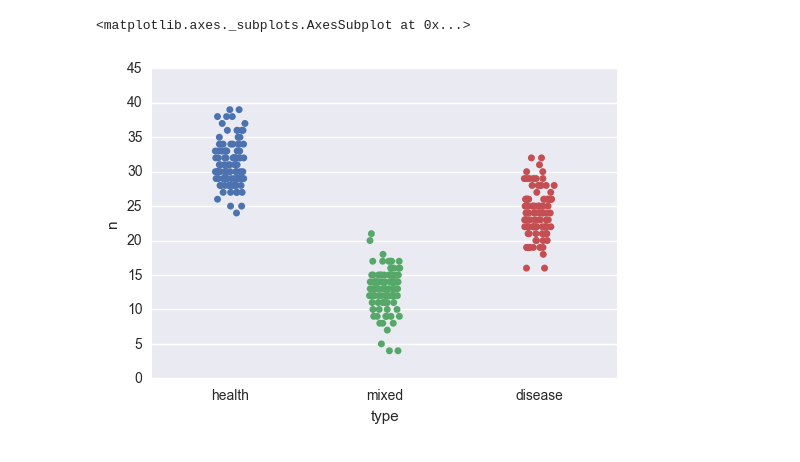
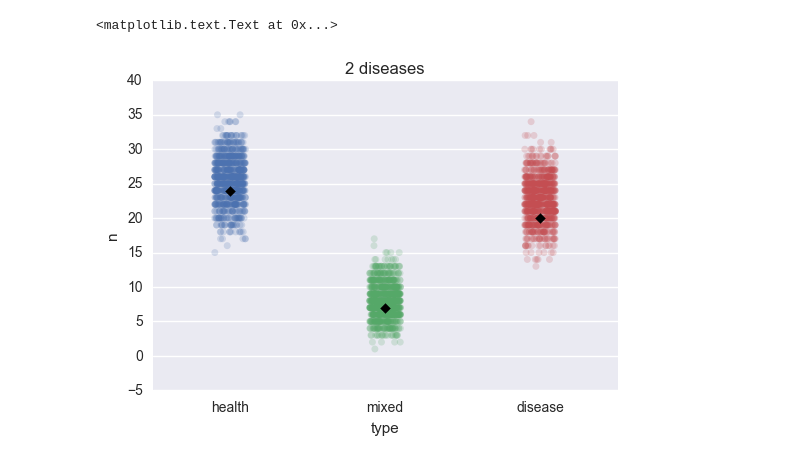
Before and after one commit to cduvallet/microbiomeHD, a Jupyter notebook: src/exploration/2017-08-21.null_core_expectation.ipynb, the cells around one changed output. Cells and saved outputs as stored; diff of their text form; code cells hidden in the pictures.

Commit message:
include null core in main analysis (no figs yet)

```diff
--- a/src/exploration/2017-08-21.null_core_expectation.ipynb
+++ b/src/exploration/2017-08-21.null_core_expectation.ipynb
@@ -27,5 +15,34 @@ df.head()
-# %%
-sns.stripplot(data=df, x='type', y='n', jitter=True)
-# %% [output]
-<matplotlib.axes._subplots.AxesSubplot at 0x...>
-[figure, removed]
+# %%
+def plot_null(fnull, fcore, ax=None):
+    """
+    Plot the null core and actual core.
+    """
+    null = pd.read_csv(fnull, sep='\t')
+    core = pd.read_csv(fcore, sep='\t', index_col=0)
+    ncore = core.groupby('overall').size()
+
+    for i in [-1, 0, 1]:
+        if i not in ncore:
+            ncore.loc[i] = 0
+
+    order = ['health', 'mixed', 'disease']
+
+    if ax is None:
+        fig, ax = plt.subplots()
+
+#    sns.violinplot(data=null, x='type', y='n', order=order, cut=0, ax=ax)
+    sns.stripplot(data=null, x='type', y='n', order=order, jitter=True, ax=ax, alpha=0.2)
+
+    ax.scatter([0, 1, 2], [ncore.loc[-1], ncore.loc[0], ncore.loc[1]],
+               c='k', marker='D', s=25, zorder=10)
+
+    return ax
+# %%
+fnull = '../../data/analysis_results/null_core.2_diseases.txt'
+fcore = '../../data/analysis_results/meta.counting.q-0.05.2_diseases.across_all_diseases.txt'
+
+ax = plot_null(fnull, fcore)
+plt.title('2 diseases')
+# %% [output]
+<matplotlib.text.Text at 0x...>
+[figure, added]
```
Also changed, not shown: parts of 10 cells of this notebook, 3 other files.
